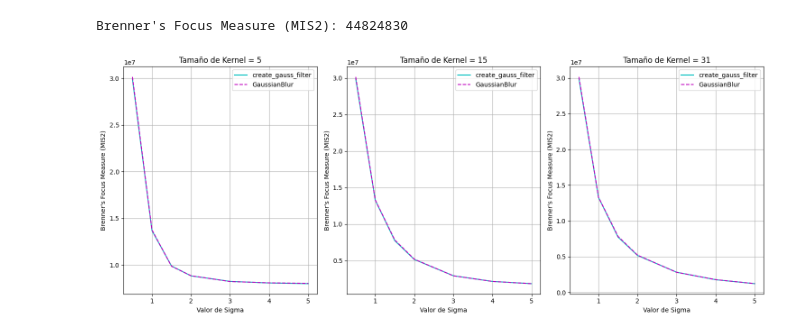
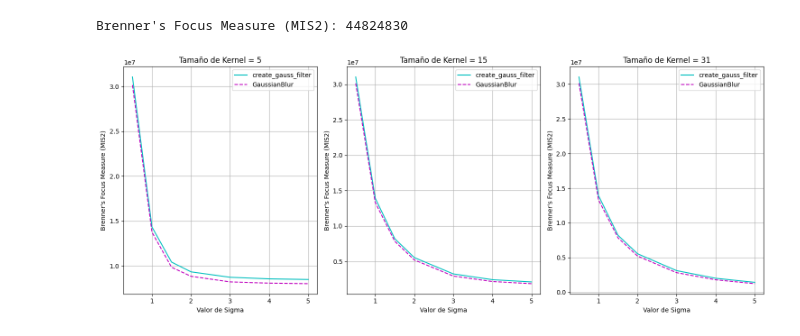
Before and after one commit to raczki/vision, a Jupyter notebook: TP2/TP2.ipynb, the cells around one changed output. Drawn from its saved outputs; the diff is of its cells as text; code cells hidden in the pictures.

```diff
--- a/TP2/TP2.ipynb
+++ b/TP2/TP2.ipynb
@@ -81,7 +81,9 @@ for i, k_size in enumerate(k_sizes):
         gauss_kernel, filter_frequency = create_gauss_filter(h, w, k_size, sigma)
 
         # Aplicar el filtro gaussiano a la imagen
-        img_filtered = cv2.filter2D(img, ddepth=-1, kernel=gauss_kernel)
+        img_fft = np.fft.fft2(img)
+        filtered = img_fft * filter_frequency
+        img_filtered = np.fft.ifftshift(np.real(np.fft.ifft2(filtered)))
 
         # Mostrar la imagen original y la filtrada
         plt.subplot(len(k_sizes), len(sigmas), i * len(sigmas) + j + 1)
@@ -148,7 +150,9 @@ for k_size in k_sizes:
         # Crear el filtro gaussiano y su transformada de Fourier
         gauss_kernel, filter_frequency = create_gauss_filter(h, w, k_size, sigma)
         # Aplicar el filtro a la imagen usando el kernel gaussiano
-        img_filtrada = cv2.filter2D(img, ddepth=-1, kernel=gauss_kernel)
+        img_fft = np.fft.fft2(img)
+        filtered = img_fft * filter_frequency
+        img_filtrada = np.fft.ifftshift(np.real(np.fft.ifft2(filtered)))
 
         # Aplicar el filtro a la imagen usando GaussianBlur
         img_filtrada_gaussian_blur = cv2.GaussianBlur(img, (k_size, k_size), sigma)
@@ -226,37 +230,39 @@ for k_size in k_sizes:
         # Crear el filtro gaussiano y su transformada de Fourier
         gauss_kernel, filter_frequency = create_gauss_filter(h, w, k_size, sigma)
         # Aplicar el filtro a la imagen usando el kernel gaussiano
-        img_filtrada = cv2.filter2D(img, ddepth=-1, kernel=gauss_kernel)
+        img_fft = np.fft.fft2(img)
+        filtered = img_fft * filter_frequency
+        img_filtrada = np.fft.ifftshift(np.real(np.fft.ifft2(filtered)))
 
         # Aplicar el filtro a la imagen usando GaussianBlur
         img_filtrada_gaussian_blur = cv2.GaussianBlur(img, (k_size, k_size), sigma)
 
         # Calcular la métrica
         metrica_calidad = calculate_brenner_focus_measure(img_filtrada)
         metrica_calidad_gaussian_blur = calculate_brenner_focus_measure(img_filtrada_gaussian_blur)
 
         # Agregar la métrica a las listas
         metricas_k_size.append(metrica_calidad)
         metricas_k_size_gaussian_blur.append(metrica_calidad_gaussian_blur)
 
     # Agregar la lista de métricas para este tamaño de kernel a la lista general
     metricas_create_gauss.append(metricas_k_size)
     metricas_gaussian_blur.append(metricas_k_size_gaussian_blur)
 
 # Graficar la comparación de las métricas de calidad de imagen para distintos valores de sigma
 plt.figure(figsize=(15, 6))
 
 for i, k_size in enumerate(k_sizes):
     plt.subplot(1, 3, i+1)
     plt.plot(sigmas, metricas_create_gauss[i], label='create_gauss_filter', color='c')
     plt.plot(sigmas, metricas_gaussian_blur[i], label='GaussianBlur', linestyle='--', color='m')
     plt.xlabel('Valor de Sigma')
     plt.ylabel("Brenner's Focus Measure (MIS2)")
     plt.title(f'Tamaño de Kernel = {k_size}')
     plt.legend()
     plt.grid(True)
 
 plt.tight_layout()
 plt.show()
 # %% [output]
-[figure, old version]
+[figure, new version]
```
Also changed, not shown: parts of 1 cell of this notebook.
